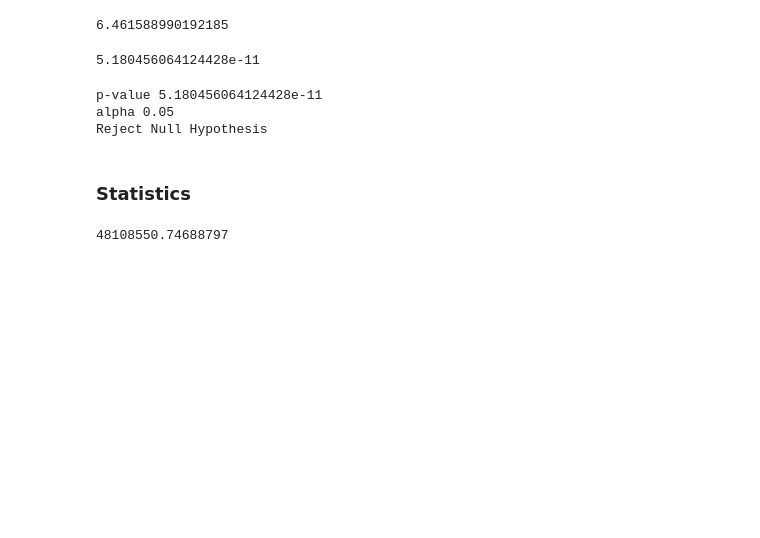
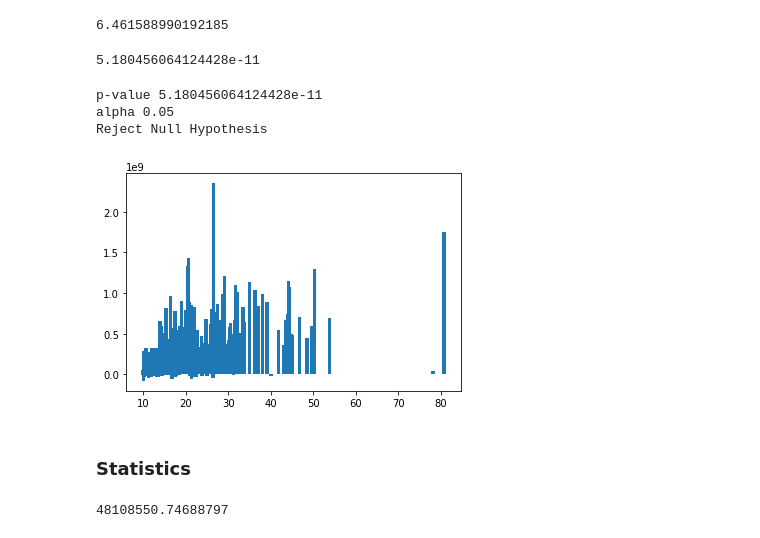
Before and after one commit to mfFrida/Capstone-Project-Semester-1, a Jupyter notebook: student.ipynb, the cells around one changed output. Cells and saved outputs as stored; diff of their text form; code cells hidden in the pictures; blank space fills up the shorter version.

```diff
--- a/student.ipynb
+++ b/student.ipynb
@@ -1002,6 +994,19 @@ elif pval >= alpha:
 p-value 5.180456064124428e-11
 alpha 0.05
 Reject Null Hypothesis
+# %%
+#graph visual of hypothesis test
+x = sample_movie_db['popularity']
+
+y = sample_movie_db['profit']
+
+plt.bar(x, y)
+plt.xlabel('')
+plt.ylabel('')
+plt.title('')
+plt.show()
+# %% [output]
+[figure, added]
 # %% [markdown]
 ### Statistics
 # %%
```
Also changed, not shown: parts of 13 cells of this notebook.
